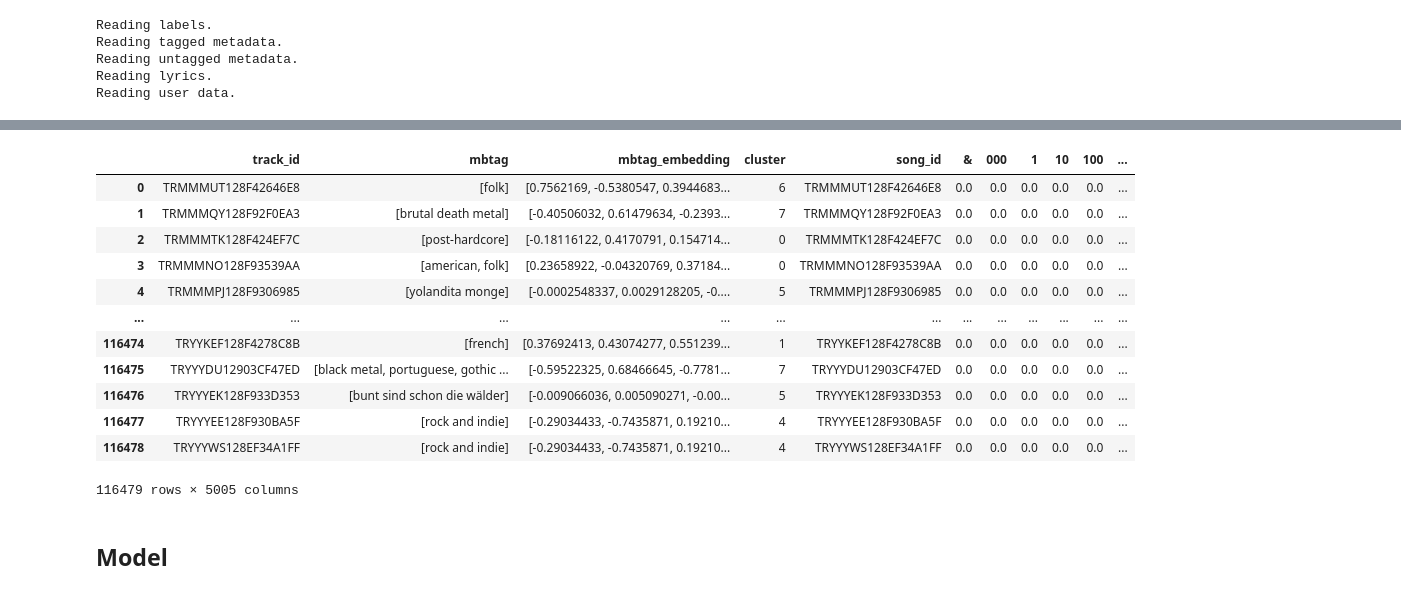
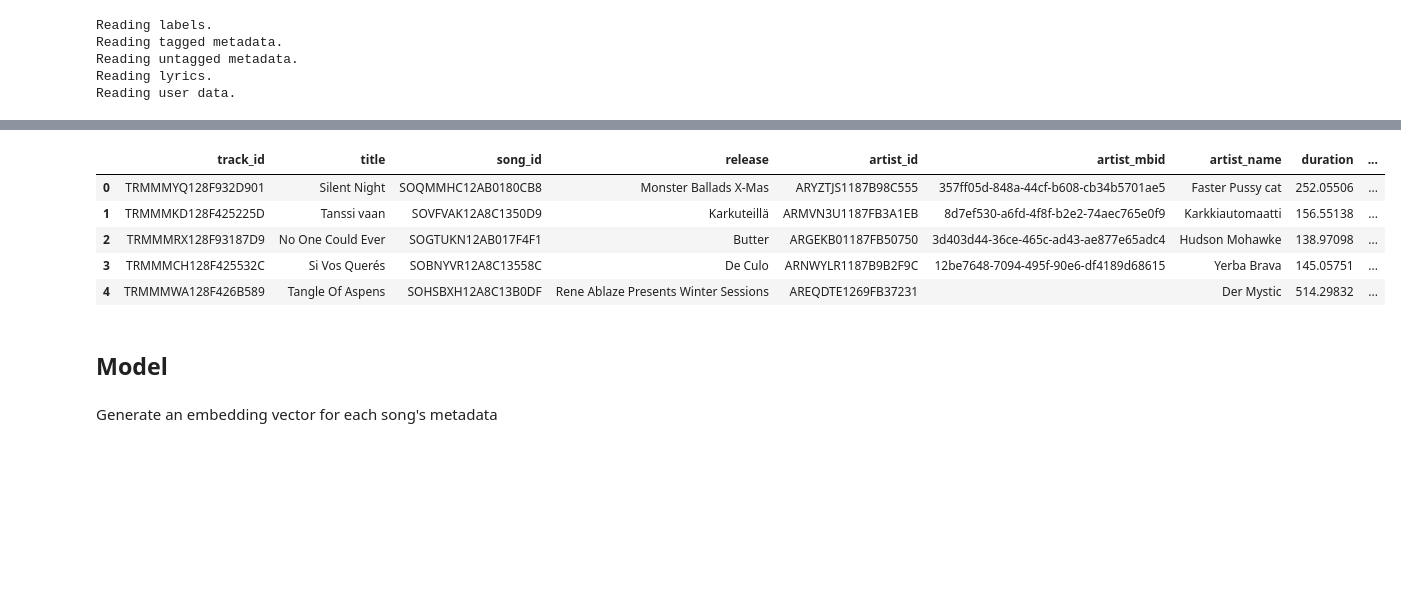
Before and after one commit to dsoman24/multimodal-music-recommender, a Jupyter notebook: full_pipeline.ipynb, the cells around one changed output, grey strips where cells are left out. Saved outputs shown, nothing was run; the diff lists cells and outputs as text; code cells hidden in the pictures; blank space fills up the shorter version.

```diff
--- a/full_pipeline.ipynb
+++ b/full_pipeline.ipynb
@@ -91,18 +91,13 @@ data_provider.plot_cluster_distribution()
-# %%
-data_provider.untagged_metadata_df.merge(data_provider.lyrics_df, left_on='track_id', right_on='song_id')
-# %% [output]
-|  | track_id | mbtag | mbtag_embedding | cluster | song_id | & | 000 | 1 | 10 | 100 | ... |
-| 0 | TRMMMUT128F42646E8 | [folk] | [0.7562169, -0.5380547, 0.3944683... | 6 | TRMMMUT128F42646E8 | 0.0 | 0.0 | 0.0 | 0.0 | 0.0 | ... |
-| 1 | TRMMMQY128F92F0EA3 | [brutal death metal] | [-0.40506032, 0.61479634, -0.2393... | 7 | TRMMMQY128F92F0EA3 | 0.0 | 0.0 | 0.0 | 0.0 | 0.0 | ... |
-| 2 | TRMMMTK128F424EF7C | [post-hardcore] | [-0.18116122, 0.4170791, 0.154714... | 0 | TRMMMTK128F424EF7C | 0.0 | 0.0 | 0.0 | 0.0 | 0.0 | ... |
-| 3 | TRMMMNO128F93539AA | [american, folk] | [0.23658922, -0.04320769, 0.37184... | 0 | TRMMMNO128F93539AA | 0.0 | 0.0 | 0.0 | 0.0 | 0.0 | ... |
-| 4 | TRMMMPJ128F9306985 | [yolandita monge] | [-0.0002548337, 0.0029128205, -0.... | 5 | TRMMMPJ128F9306985 | 0.0 | 0.0 | 0.0 | 0.0 | 0.0 | ... |
-| ... | ... | ... | ... | ... | ... | ... | ... | ... | ... | ... | ... |
-| 116474 | TRYYKEF128F4278C8B | [french] | [0.37692413, 0.43074277, 0.551239... | 1 | TRYYKEF128F4278C8B | 0.0 | 0.0 | 0.0 | 0.0 | 0.0 | ... |
-| 116475 | TRYYYDU12903CF47ED | [black metal, portuguese, gothic ... | [-0.59522325, 0.68466645, -0.7781... | 7 | TRYYYDU12903CF47ED | 0.0 | 0.0 | 0.0 | 0.0 | 0.0 | ... |
-| 116476 | TRYYYEK128F933D353 | [bunt sind schon die wälder] | [-0.009066036, 0.005090271, -0.00... | 5 | TRYYYEK128F933D353 | 0.0 | 0.0 | 0.0 | 0.0 | 0.0 | ... |
-| 116477 | TRYYYEE128F930BA5F | [rock and indie] | [-0.29034433, -0.7435871, 0.19210... | 4 | TRYYYEE128F930BA5F | 0.0 | 0.0 | 0.0 | 0.0 | 0.0 | ... |
-| 116478 | TRYYYWS128EF34A1FF | [rock and indie] | [-0.29034433, -0.7435871, 0.19210... | 4 | TRYYYWS128EF34A1FF | 0.0 | 0.0 | 0.0 | 0.0 | 0.0 | ... |
-116479 rows × 5005 columns
+# %%
+data_provider.untagged_metadata_df.head()
+# %% [output]
+|  | track_id | title | song_id | release | artist_id | artist_mbid | artist_name | duration | ... |
+| 0 | TRMMMYQ128F932D901 | Silent Night | SOQMMHC12AB0180CB8 | Monster Ballads X-Mas | ARYZTJS1187B98C555 | 357ff05d-848a-44cf-b608-cb34b5701ae5 | Faster Pussy cat | 252.05506 | ... |
+| 1 | TRMMMKD128F425225D | Tanssi vaan | SOVFVAK12A8C1350D9 | Karkuteillä | ARMVN3U1187FB3A1EB | 8d7ef530-a6fd-4f8f-b2e2-74aec765e0f9 | Karkkiautomaatti | 156.55138 | ... |
+| 2 | TRMMMRX128F93187D9 | No One Could Ever | SOGTUKN12AB017F4F1 | Butter | ARGEKB01187FB50750 | 3d403d44-36ce-465c-ad43-ae877e65adc4 | Hudson Mohawke | 138.97098 | ... |
+| 3 | TRMMMCH128F425532C | Si Vos Querés | SOBNYVR12A8C13558C | De Culo | ARNWYLR1187B9B2F9C | 12be7648-7094-495f-90e6-df4189d68615 | Yerba Brava | 145.05751 | ... |
+| 4 | TRMMMWA128F426B589 | Tangle Of Aspens | SOHSBXH12A8C13B0DF | Rene Ablaze Presents Winter Sessions | AREQDTE1269FB37231 |  | Der Mystic | 514.29832 | ... |
 # %% [markdown]
 ## Model
+# %% [markdown]
+Generate an embedding vector for each song's metadata
```
Also changed, not shown: parts of 5 cells of this notebook, 3 other files.
